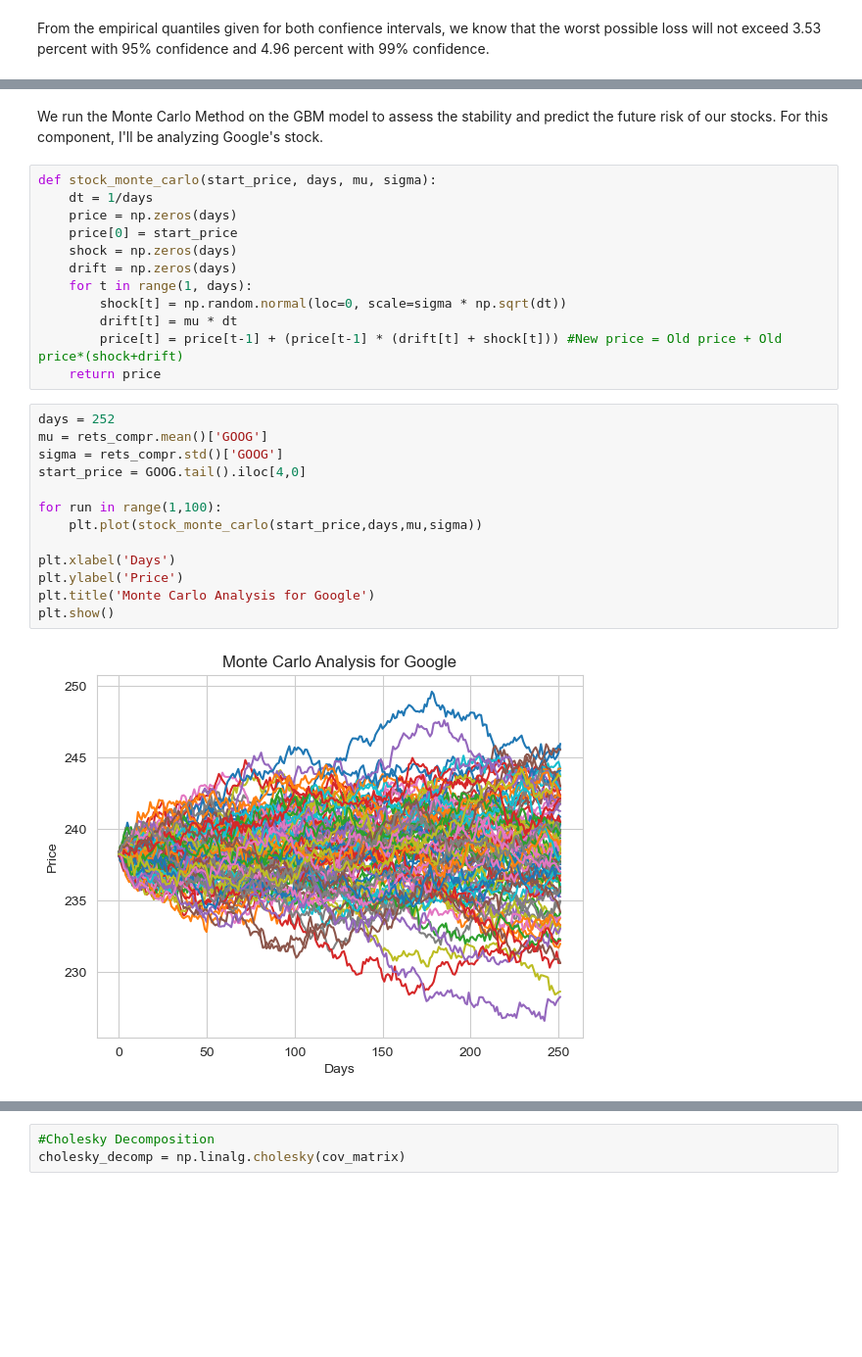
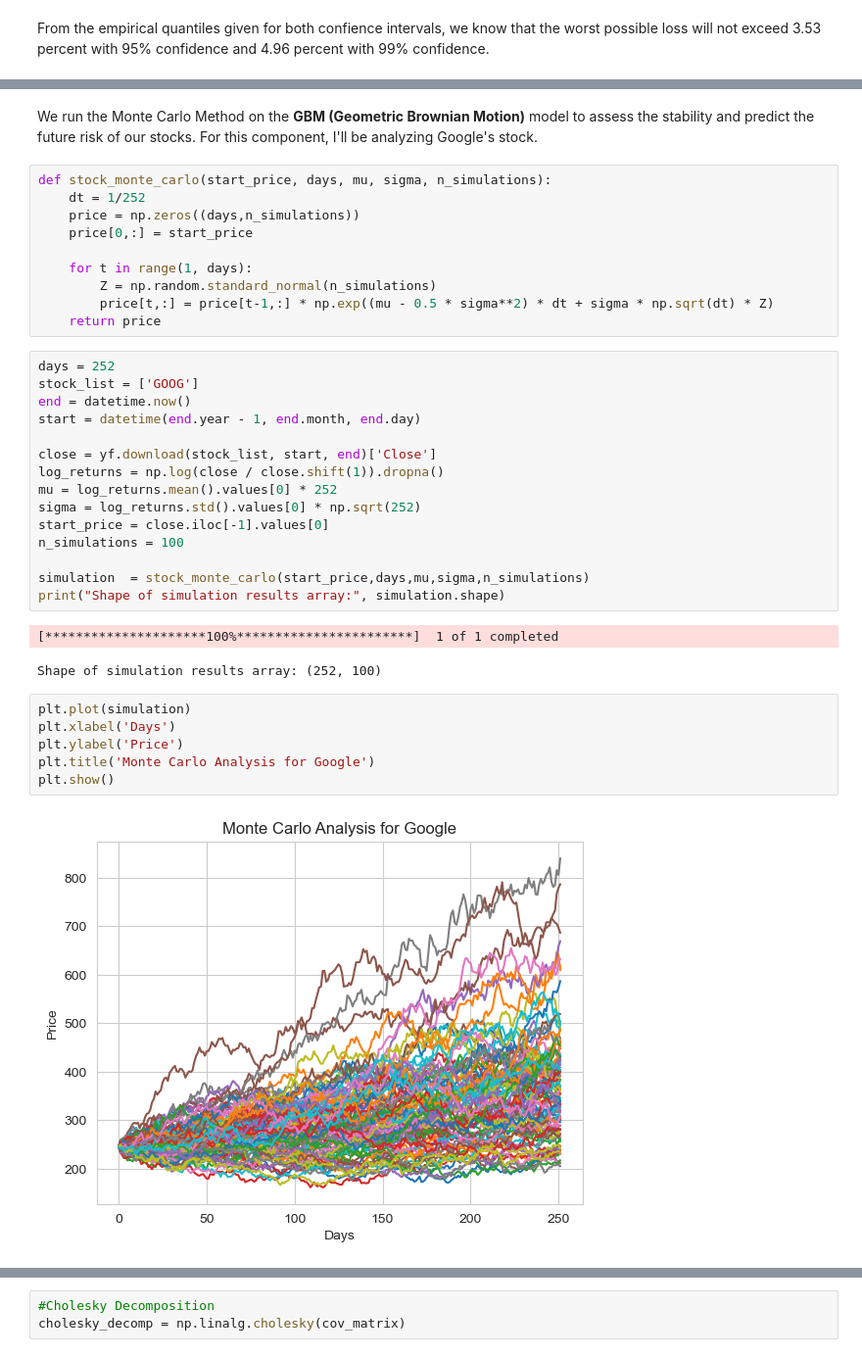
Before and after one commit to tugpa/Risk-Analysis-and-Forecasting-of-Tech-Stocks, a Jupyter notebook: Analyzing and Predicting Magnificent 7 Stocks.ipynb, the cells around one changed output, grey strips where cells are left out. Shown at 98% size. Cells and saved outputs as stored; diff of their text form; blank space fills up the shorter version.

```diff
--- a/Analyzing and Predicting Magnificent 7 Stocks.ipynb
+++ b/Analyzing and Predicting Magnificent 7 Stocks.ipynb
@@ -274,30 +307,39 @@ From the empirical quantiles given for both confience intervals, we know that th
 # %% [markdown]
-We run the Monte Carlo Method on the GBM model to assess the stability and predict the future risk of our stocks. For this component, I'll be analyzing Google's stock.
+We run the Monte Carlo Method on the **GBM (Geometric Brownian Motion)** model to assess the stability and predict the future risk of our stocks. For this component, I'll be analyzing Google's stock.
 # %%
-def stock_monte_carlo(start_price, days, mu, sigma):
-    dt = 1/days
-    price = np.zeros(days)
-    price[0] = start_price
-    shock = np.zeros(days)
-    drift = np.zeros(days)
+def stock_monte_carlo(start_price, days, mu, sigma, n_simulations):
+    dt = 1/252
+    price = np.zeros((days,n_simulations))
+    price[0,:] = start_price
+
     for t in range(1, days):
-        shock[t] = np.random.normal(loc=0, scale=sigma * np.sqrt(dt))
-        drift[t] = mu * dt
-        price[t] = price[t-1] + (price[t-1] * (drift[t] + shock[t])) #New price = Old price + Old price*(shock+drift)
+        Z = np.random.standard_normal(n_simulations)
+        price[t,:] = price[t-1,:] * np.exp((mu - 0.5 * sigma**2) * dt + sigma * np.sqrt(dt) * Z)
     return price
 # %%
 days = 252
-mu = rets_compr.mean()['GOOG']
-sigma = rets_compr.std()['GOOG']
-start_price = GOOG.tail().iloc[4,0]
+stock_list = ['GOOG']
+end = datetime.now()
+start = datetime(end.year - 1, end.month, end.day)
 
-for run in range(1,100):
-    plt.plot(stock_monte_carlo(start_price,days,mu,sigma))
+close = yf.download(stock_list, start, end)['Close']
+log_returns = np.log(close / close.shift(1)).dropna()
+mu = log_returns.mean().values[0] * 252
+sigma = log_returns.std().values[0] * np.sqrt(252)
+start_price = close.iloc[-1].values[0]
+n_simulations = 100
 
-plt.xlabel('Days')
-plt.ylabel('Price')
-plt.title('Monte Carlo Analysis for Google')
-plt.show()
+simulation  = stock_monte_carlo(start_price,days,mu,sigma,n_simulations)
+print("Shape of simulation results array:", simulation.shape)
 # %% [output]
-[figure, removed]
+[*********************100%***********************]  1 of 1 completed
+Shape of simulation results array: (252, 100)
+# %%
+plt.plot(simulation)
+plt.xlabel('Days')
+plt.ylabel('Price')
+plt.title('Monte Carlo Analysis for Google')
+plt.show()
+# %% [output]
+[figure, added]
 # %%
```
Also changed, not shown: parts of 49 cells of this notebook.
